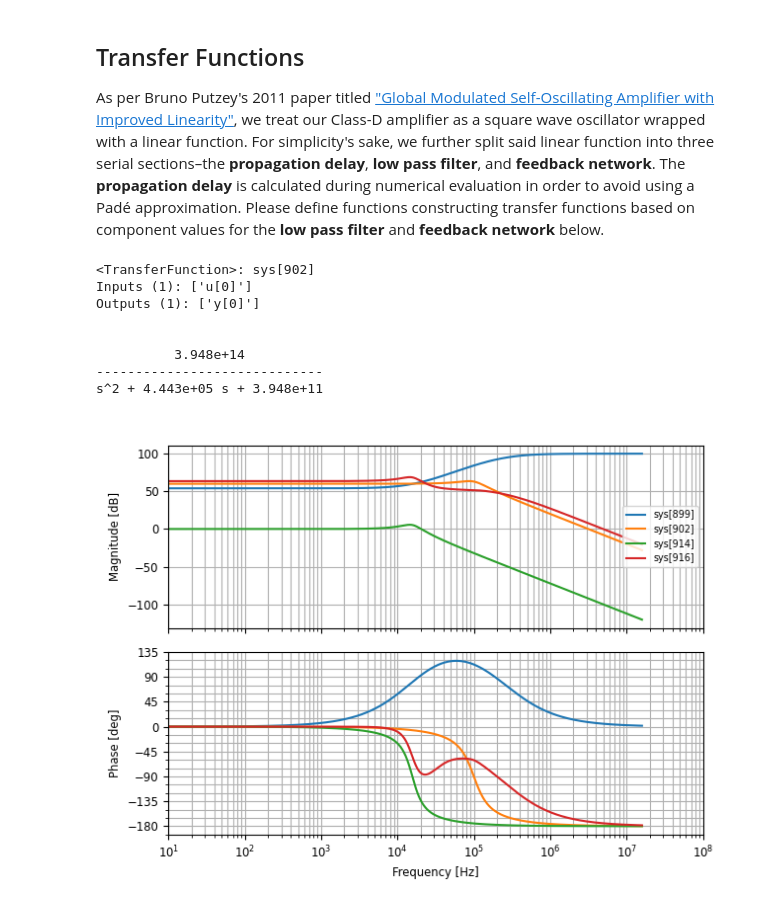
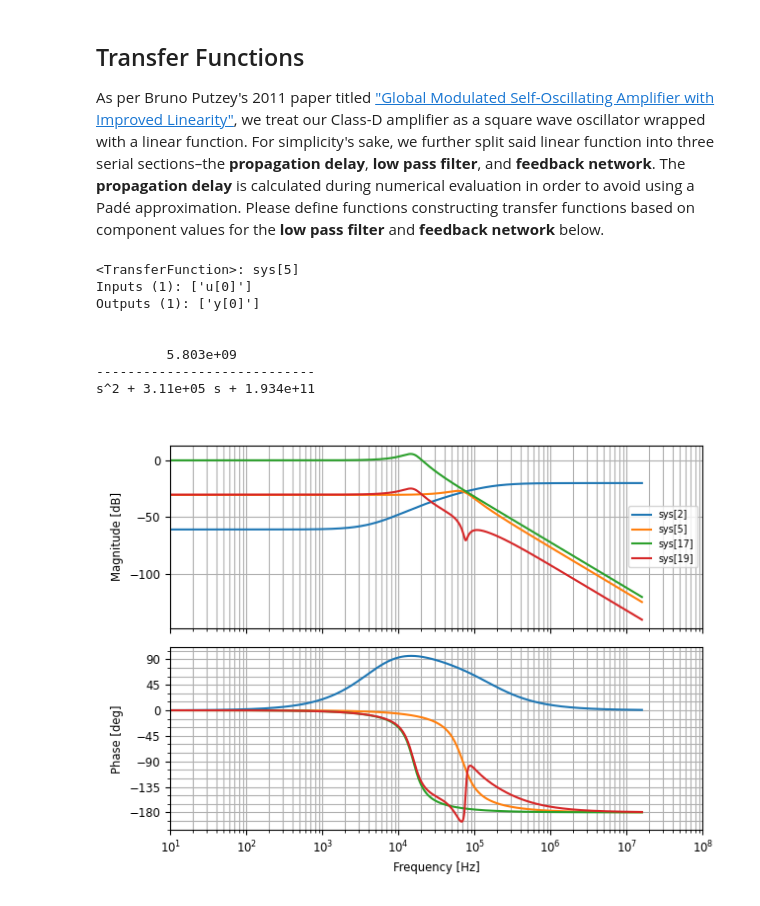
Before and after one commit to aaronlockhartdev/class-d-amp, a Jupyter notebook: loop_analysis/main.ipynb, the cells around one changed output. Cells and saved outputs as stored; diff of their text form; code cells hidden in the pictures.

```diff
--- a/loop_analysis/main.ipynb
+++ b/loop_analysis/main.ipynb
@@ -266,37 +268,37 @@ def load_sapwin(filename):
 
     return func
 # %%
-lead_comp = 1e5 * biquad_lead(
-    -100e3+100j, -1e6, -2e6
+lead_comp = 1e-1 * biquad_lead(
+    -30e3+100j, -100e3, -1e6
 )
 
-mfb_int = 1e3 * mfb(
-    100e3, np.sqrt(2)
+mfb_int = 3e-2 * mfb(
+    70e3, np.sqrt(2)
 )
 
 out_filt = lpf(22e-6, 4.7e-6, 4)
 
 mfb_fbn = out_filt * (mfb_int + lead_comp)
 
 print(mfb_int)
 
 plt.clf()
 
 plot_kwargs = {'Hz': True, 'dB': True, 'omega_limits': (10, 100e6)}
 for tf in (lead_comp, mfb_int, out_filt, mfb_fbn):
     ct.bode_plot(tf, **plot_kwargs)
 
 plt.show()
 # %% [output]
-<TransferFunction>: sys[902]
+<TransferFunction>: sys[5]
 Inputs (1): ['u[0]']
 Outputs (1): ['y[0]']
 
 
-          3.948e+14
------------------------------
-s^2 + 4.443e+05 s + 3.948e+11
+         5.803e+09
+----------------------------
+s^2 + 3.11e+05 s + 1.934e+11
-[figure, old version]
+[figure, new version]
 # %%
 %%time
 plot(mfb_fbn, 10, 20e6, delay=60e-9)
```
Also changed, not shown: parts of 3 cells of this notebook, 3 other files.
